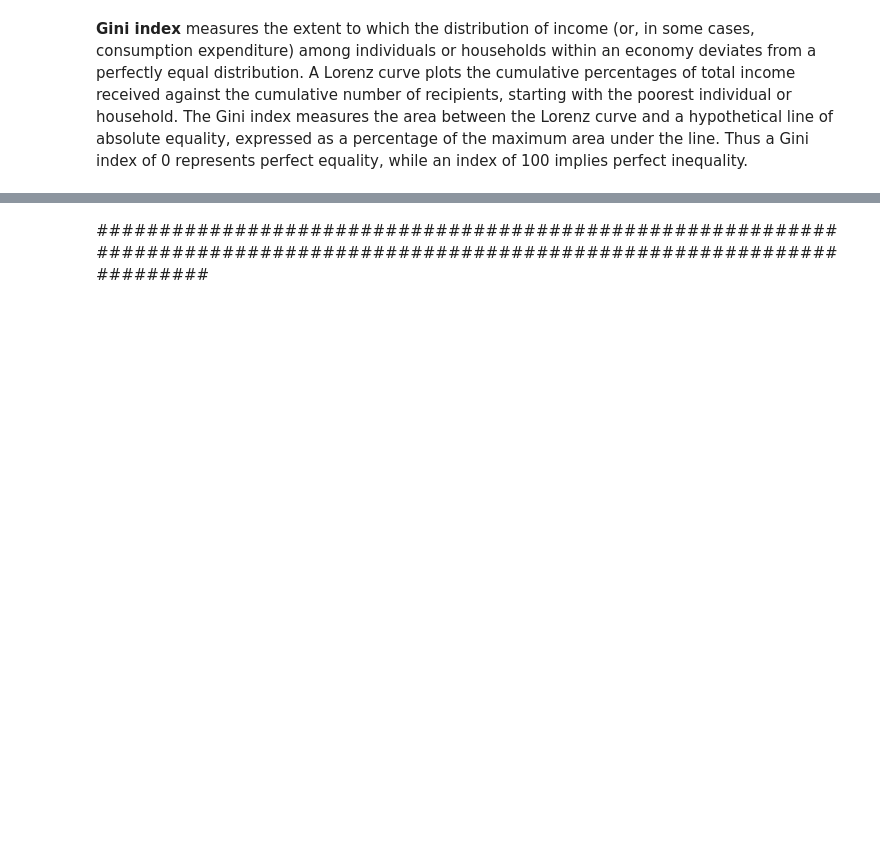
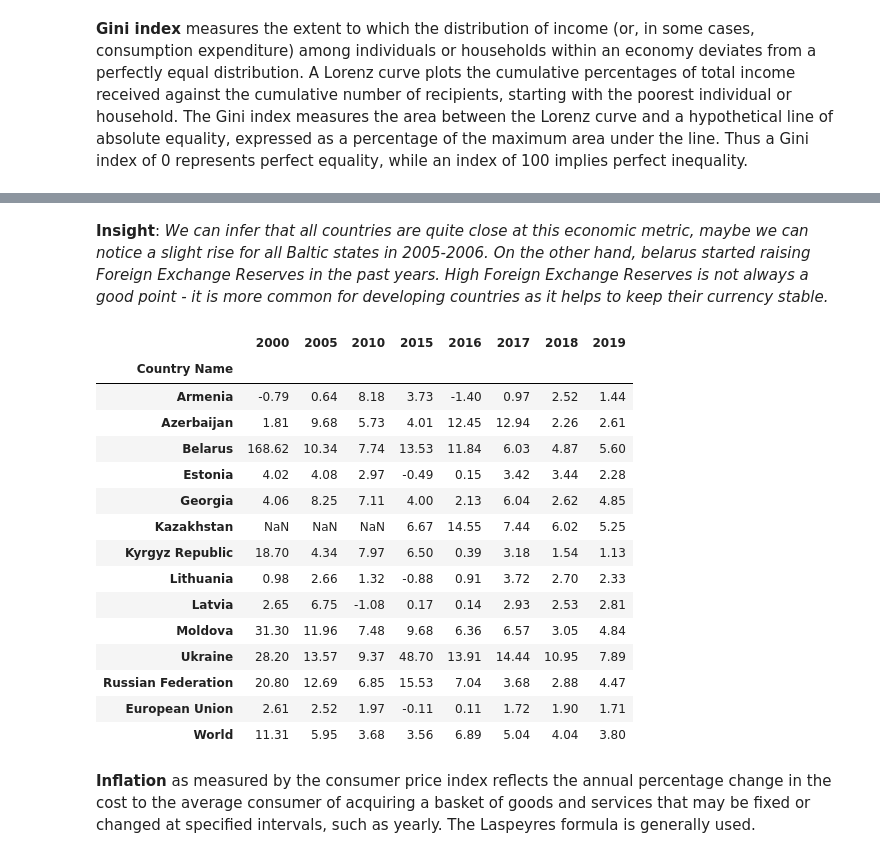
Before and after one commit to unkind58/Belarus_statistics_and-_comparison, a Jupyter notebook: app.ipynb, the cells around one changed output, grey strips where cells are left out. Cells and saved outputs as stored; diff of their text form; code cells hidden in the pictures; blank space fills up the shorter version.

```diff
--- a/app.ipynb
+++ b/app.ipynb
@@ -339,12 +351,32 @@ plt.show()
-# %% [markdown]
-###############################################################################################################################
+# %% [markdown]
+**Insight**: *We can infer that all countries are quite close at this economic metric, maybe we can notice a slight rise for all Baltic states in 2005-2006. On the other hand, belarus started raising Foreign Exchange Reserves in the past years. High Foreign Exchange Reserves is not always a good point - it is more common for developing countries as it helps to keep their currency stable.*
 # %%
 df_ir = pd.read_csv(path_ir, low_memory=False)
 df_ir = df_ir.drop(['Country Code'], axis=1).set_index('Country Name')
 # %%
 df_ir = df_ir.loc[:,['2000','2005','2010','2015','2016','2017','2018','2019']]
 df_ir = df_ir.drop(['Tajikistan', 'Turkmenistan', 'Uzbekistan'])
 df_ir = df_ir.round(2)
+df_ir
+# %% [output]
+|  | 2000 | 2005 | 2010 | 2015 | 2016 | 2017 | 2018 | 2019 |
+| Country Name |  |  |  |  |  |  |  |  |
+| Armenia | -0.79 | 0.64 | 8.18 | 3.73 | -1.40 | 0.97 | 2.52 | 1.44 |
+| Azerbaijan | 1.81 | 9.68 | 5.73 | 4.01 | 12.45 | 12.94 | 2.26 | 2.61 |
+| Belarus | 168.62 | 10.34 | 7.74 | 13.53 | 11.84 | 6.03 | 4.87 | 5.60 |
+| Estonia | 4.02 | 4.08 | 2.97 | -0.49 | 0.15 | 3.42 | 3.44 | 2.28 |
+| Georgia | 4.06 | 8.25 | 7.11 | 4.00 | 2.13 | 6.04 | 2.62 | 4.85 |
+| Kazakhstan | NaN | NaN | NaN | 6.67 | 14.55 | 7.44 | 6.02 | 5.25 |
+| Kyrgyz Republic | 18.70 | 4.34 | 7.97 | 6.50 | 0.39 | 3.18 | 1.54 | 1.13 |
+| Lithuania | 0.98 | 2.66 | 1.32 | -0.88 | 0.91 | 3.72 | 2.70 | 2.33 |
+| Latvia | 2.65 | 6.75 | -1.08 | 0.17 | 0.14 | 2.93 | 2.53 | 2.81 |
+| Moldova | 31.30 | 11.96 | 7.48 | 9.68 | 6.36 | 6.57 | 3.05 | 4.84 |
+| Ukraine | 28.20 | 13.57 | 9.37 | 48.70 | 13.91 | 14.44 | 10.95 | 7.89 |
+| Russian Federation | 20.80 | 12.69 | 6.85 | 15.53 | 7.04 | 3.68 | 2.88 | 4.47 |
+| European Union | 2.61 | 2.52 | 1.97 | -0.11 | 0.11 | 1.72 | 1.90 | 1.71 |
+| World | 11.31 | 5.95 | 3.68 | 3.56 | 6.89 | 5.04 | 4.04 | 3.80 |
+# %% [markdown]
+**Inflation** as measured by the consumer price index reflects the annual percentage change in the cost to the average consumer of acquiring a basket of goods and services that may be fixed or changed at specified intervals, such as yearly. The Laspeyres formula is generally used.
 # %%
 f, ax = plt.subplots(figsize=(17, 10))
 sns.heatmap(df_ir, annot=True, robust=False,cmap='YlGnBu', ax=ax, fmt='g', vmin= -1, vmax=7.5)
```
Also changed, not shown: parts of 28 cells of this notebook.
